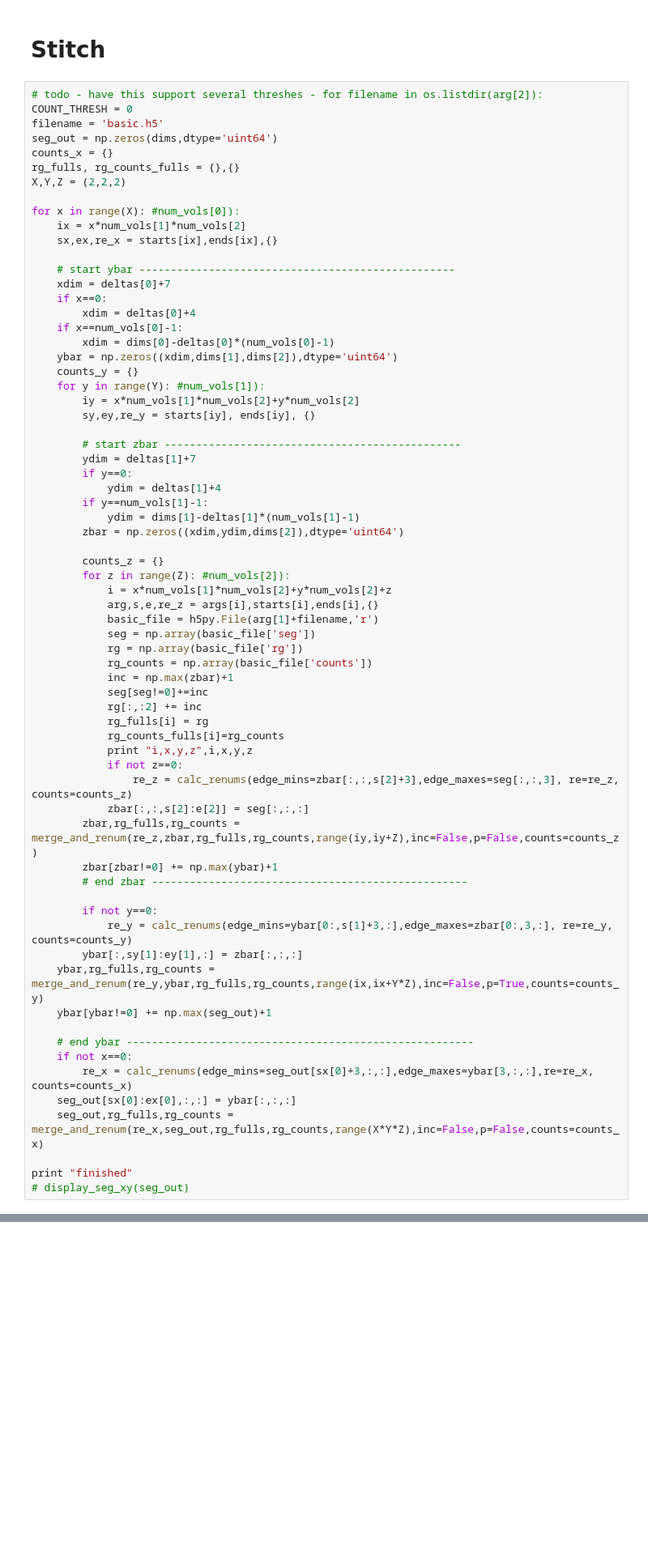
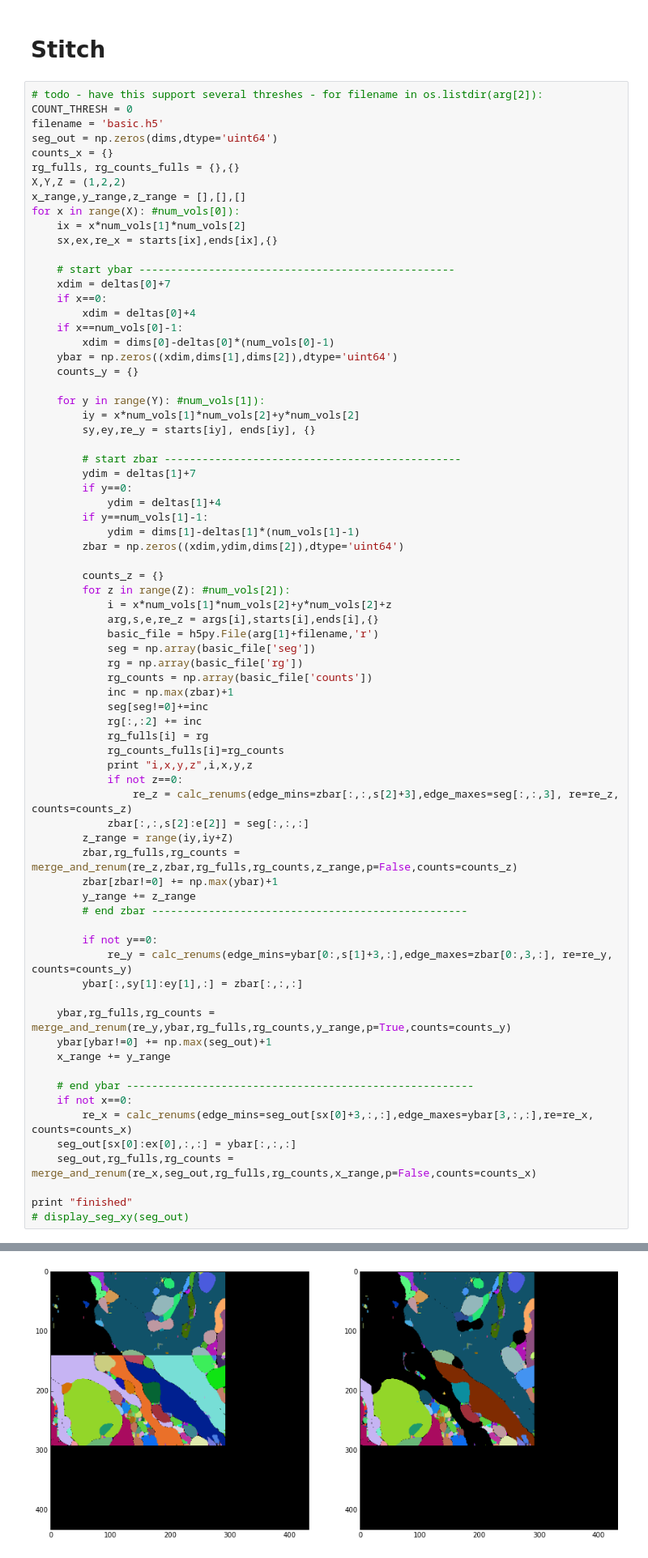
Before and after one commit to csinva/conv-net-scripts, a Jupyter notebook: src_cython/par_tests_3.ipynb, the cells around one changed output, grey strips where cells are left out. Shown at 81% size. Cells and saved outputs as stored; diff of their text form; blank space fills up the shorter version.

Commit message:
small setup for merge rg

```diff
--- a/src_cython/par_tests_3.ipynb
+++ b/src_cython/par_tests_3.ipynb
@@ -136,8 +136,8 @@ filename = 'basic.h5'
 seg_out = np.zeros(dims,dtype='uint64')
 counts_x = {}
 rg_fulls, rg_counts_fulls = {},{}
-X,Y,Z = (2,2,2)
-
+X,Y,Z = (1,2,2)
+x_range,y_range,z_range = [],[],[]
 for x in range(X): #num_vols[0]):
     ix = x*num_vols[1]*num_vols[2]
     sx,ex,re_x = starts[ix],ends[ix],{}
@@ -150,6 +150,7 @@ for x in range(X): #num_vols[0]):
         xdim = dims[0]-deltas[0]*(num_vols[0]-1)
     ybar = np.zeros((xdim,dims[1],dims[2]),dtype='uint64')
     counts_y = {}
+
     for y in range(Y): #num_vols[1]):
         iy = x*num_vols[1]*num_vols[2]+y*num_vols[2]
         sy,ey,re_y = starts[iy], ends[iy], {}
@@ -179,21 +180,25 @@ for x in range(X): #num_vols[0]):
             if not z==0:
                 re_z = calc_renums(edge_mins=zbar[:,:,s[2]+3],edge_maxes=seg[:,:,3], re=re_z, counts=counts_z)
             zbar[:,:,s[2]:e[2]] = seg[:,:,:]
-        zbar,rg_fulls,rg_counts = merge_and_renum(re_z,zbar,rg_fulls,rg_counts,range(iy,iy+Z),inc=False,p=False,counts=counts_z)
+        z_range = range(iy,iy+Z)
+        zbar,rg_fulls,rg_counts = merge_and_renum(re_z,zbar,rg_fulls,rg_counts,z_range,p=False,counts=counts_z)
         zbar[zbar!=0] += np.max(ybar)+1
+        y_range += z_range
         # end zbar --------------------------------------------------
 
         if not y==0:
             re_y = calc_renums(edge_mins=ybar[0:,s[1]+3,:],edge_maxes=zbar[0:,3,:], re=re_y, counts=counts_y)
         ybar[:,sy[1]:ey[1],:] = zbar[:,:,:]
-    ybar,rg_fulls,rg_counts = merge_and_renum(re_y,ybar,rg_fulls,rg_counts,range(ix,ix+Y*Z),inc=False,p=True,counts=counts_y)
+
+    ybar,rg_fulls,rg_counts = merge_and_renum(re_y,ybar,rg_fulls,rg_counts,y_range,p=True,counts=counts_y)
     ybar[ybar!=0] += np.max(seg_out)+1
+    x_range += y_range
 
     # end ybar -------------------------------------------------------
     if not x==0:
         re_x = calc_renums(edge_mins=seg_out[sx[0]+3,:,:],edge_maxes=ybar[3,:,:],re=re_x, counts=counts_x)
     seg_out[sx[0]:ex[0],:,:] = ybar[:,:,:]
-    seg_out,rg_fulls,rg_counts = merge_and_renum(re_x,seg_out,rg_fulls,rg_counts,range(X*Y*Z),inc=False,p=False,counts=counts_x)
+    seg_out,rg_fulls,rg_counts = merge_and_renum(re_x,seg_out,rg_fulls,rg_counts,x_range,p=False,counts=counts_x)
 
 print "finished"
 # display_seg_xy(seg_out)
@@ -207,0 +226 @@ i,x,y,z 1 0 0 1
+[figure, added]
```
Also changed, not shown: parts of 4 cells of this notebook.
